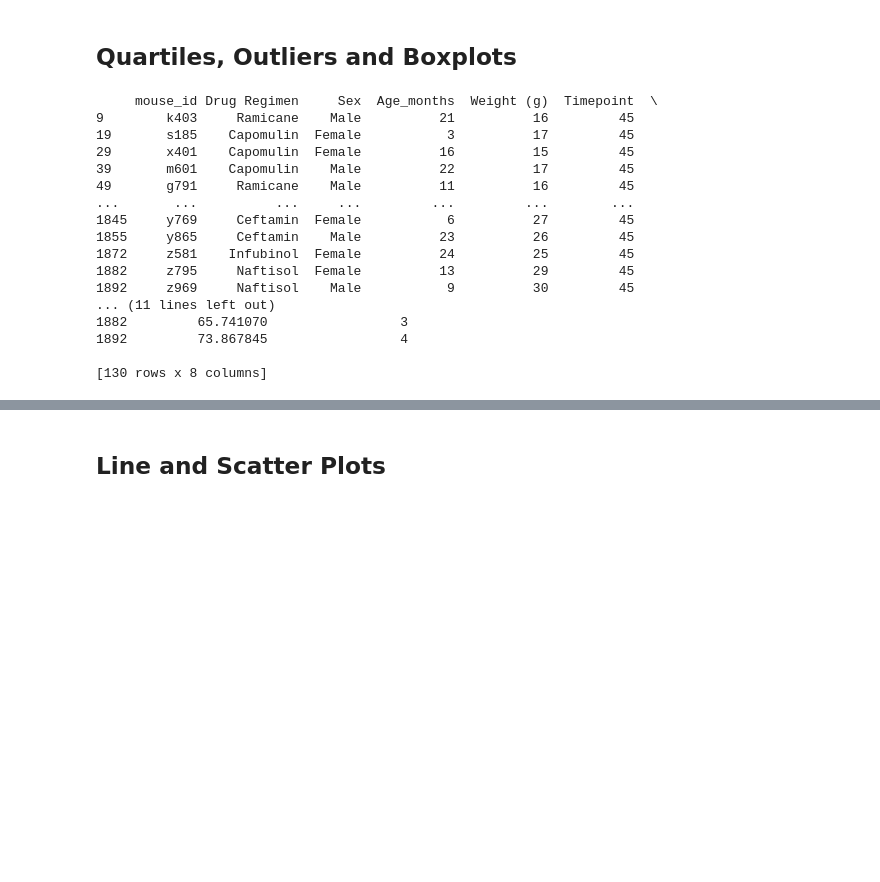
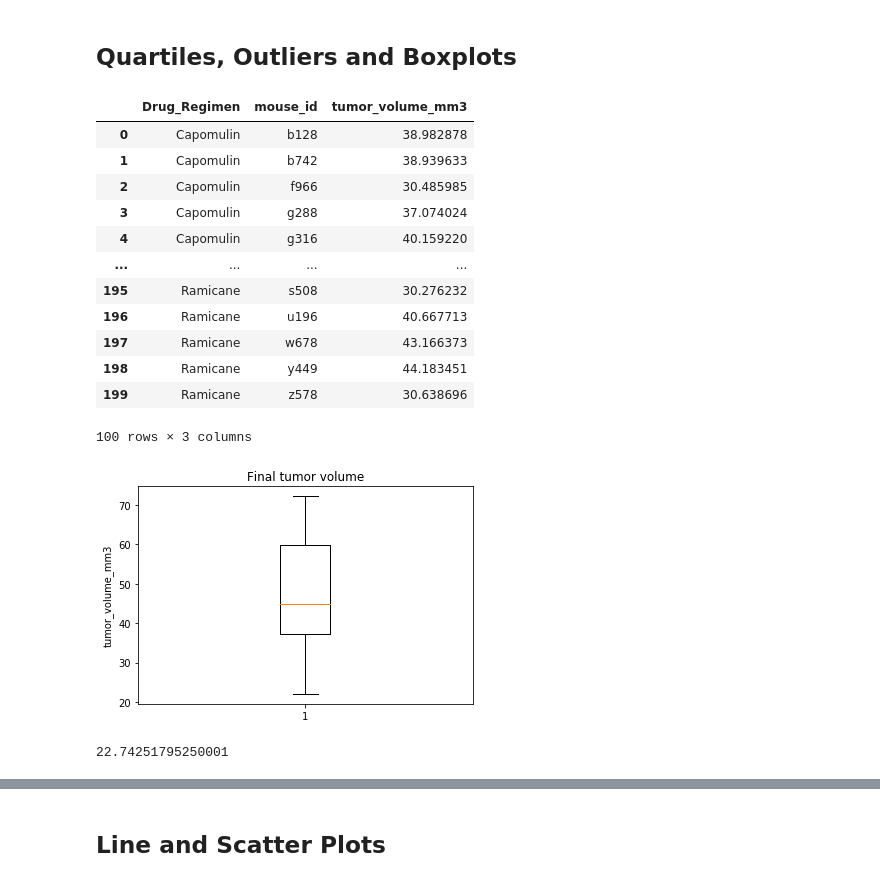
Before and after one commit to Phillips4100/The-Power-of-Plots-Homework, a Jupyter notebook: Pymaceuticals/pymaceuticals_starter.ipynb, the cells around one changed output, grey strips where cells are left out. Drawn from its saved outputs; the diff is of its cells as text; code cells hidden in the pictures; blank space fills up the shorter version.

```diff
--- a/Pymaceuticals/pymaceuticals_starter.ipynb
+++ b/Pymaceuticals/pymaceuticals_starter.ipynb
@@ -185,8 +204,29 @@ plt.show()
 # %%
 # Calculate the final tumor volume of each mouse across four of the treatment regimens:
 # Capomulin, Ramicane, Infubinol, and Ceftamin
-# list (df['tumor_volume_mm3'].groupby(df['Drug Regimen']))
-# df.groupby('Drug Regimen').agg({'Timepoint': 'max'}, {'tumor_volume_mm3': 'sum' })
+# condition = df.groupby(mouse_id)["Timepoint"]
+filtered_df = df.groupby(['Drug Regimen', 'mouse_id']).last()['tumor_volume_mm3']
+tumor_df=pd.DataFrame(filtered_df).reset_index()
+tumor_df=tumor_df.rename(columns={'Drug Regimen': 'Drug_Regimen'})
+regimens = ['Capomulin', 'Ramicane', 'Infubinol', 'Ceftamin']
+regimen_df = tumor_df[tumor_df['Drug_Regimen'].isin(regimens)]
+# merge_df = pd.merge(tumor_df, df, on="mouse_id", how='left')
+# need to get new series and merger to new DF
+# print (filtered_df)
+# filtered_df
+regimen_df=pd.DataFrame(regimen_df)
+regimen_df
+# regimen_df
+# merge_df
+# meds= [Capomulin, Ramicane, Infubinol, Ceftamin]
+# best_regimes = merge_data[merge_data["Drug Regimen"].isin(["Capomulin", "Ramicane", "Infubinol", "Ceftamin"])]
+# best_regimes = best_regimes.sort_values(["Timepoint"], ascending=True)
+# best_regimes
+
+# best_regimes_data = best_regimes[["Drug Regimen", "Mouse ID", "Timepoint", "Tumor Volume (mm3)"]]
+
+# best_regimes_data
+
 
 # Start by getting the last (greatest) timepoint for each mouse
 # final_volume=df.groupby(['Drug Regimen'])['Timepoint'].idxmax()
@@ -199,44 +239,50 @@ plt.show()
 # # # final_volume_df=pd.DataFrame(final_volume)
 # final_volume_df=pd.DataFrame(final_volume)
 # final_volume_df
-
-condition = df["Timepoint"] == 45
-filtered_df = df[condition]
-print (filtered_df)
 # %% [output]
+|  | Drug_Regimen | mouse_id | tumor_volume_mm3 |
+| 0 | Capomulin | b128 | 38.982878 |
+| 1 | Capomulin | b742 | 38.939633 |
+| 2 | Capomulin | f966 | 30.485985 |
+| 3 | Capomulin | g288 | 37.074024 |
+| 4 | Capomulin | g316 | 40.159220 |
+| ... | ... | ... | ... |
+| 195 | Ramicane | s508 | 30.276232 |
+| 196 | Ramicane | u196 | 40.667713 |
+| 197 | Ramicane | w678 | 43.166373 |
+| 198 | Ramicane | y449 | 44.183451 |
+| 199 | Ramicane | z578 | 30.638696 |
-     mouse_id Drug Regimen     Sex  Age_months  Weight (g)  Timepoint  \
-9        k403     Ramicane    Male          21          16         45
-19       s185    Capomulin  Female           3          17         45
-29       x401    Capomulin  Female          16          15         45
-39       m601    Capomulin    Male          22          17         45
-49       g791     Ramicane    Male          11          16         45
-...       ...          ...     ...         ...         ...        ...
-1845     y769     Ceftamin  Female           6          27         45
-1855     y865     Ceftamin    Male          23          26         45
-1872     z581    Infubinol  Female          24          25         45
-1882     z795     Naftisol  Female          13          29         45
-1892     z969     Naftisol    Male           9          30         45
-... (11 lines left out)
-1882         65.741070                 3
-1892         73.867845                 4
-
-[130 rows x 8 columns]
+100 rows × 3 columns
 # %%
 # Put treatments into a list for for loop (and later for plot labels)
 
 
 # Create empty list to fill with tumor vol data (for plotting)
-
+tumor_vol_data=[]
 
 # Calculate the IQR and quantitatively determine if there are any potential outliers.
+tumor_volumes = regimen_df['tumor_volume_mm3']
+q1 = regimen_df['tumor_volume_mm3'].quantile(.25)
+q3 = regimen_df['tumor_volume_mm3'].quantile(.75)
+iqr = q3 - q1
 
+regimen_df
+fig1, ax1 = plt.subplots()
+ax1.set_title('Final tumor volume')
+ax1.set_ylabel('tumor_volume_mm3')
+ax1.boxplot(tumor_volumes)
+plt.show()
 
     # Locate the rows which contain mice on each drug and get the tumor volumes
-
+subsets = ['Capomulin', 'Ramicane', 'Infubinol','Ceftamin']
 
     # add subset
 
 
     # Determine outliers using upper and lower bounds
+print(iqr)
+# %% [output]
+[figure, added]
+22.74251795250001
 # %%
 # Generate a box plot of the final tumor volume of each mouse across four regimens of interest
```
Also changed, not shown: parts of 6 cells of this notebook.
